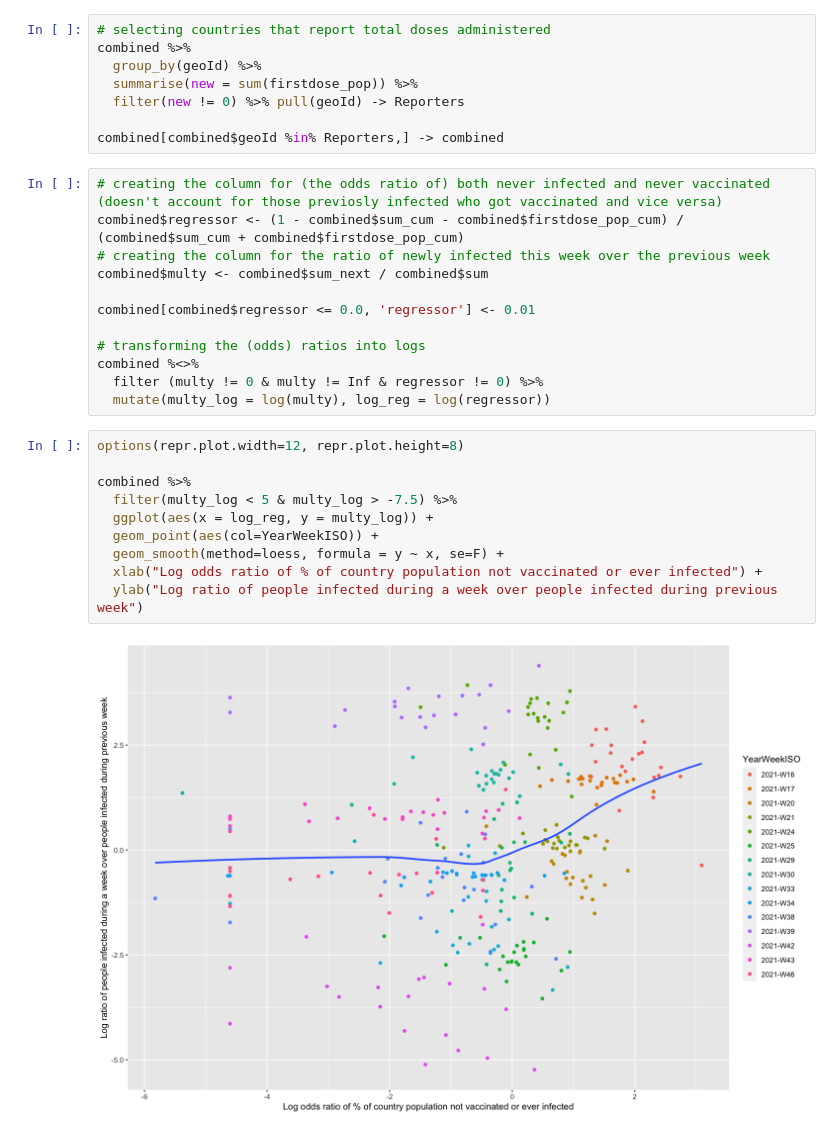
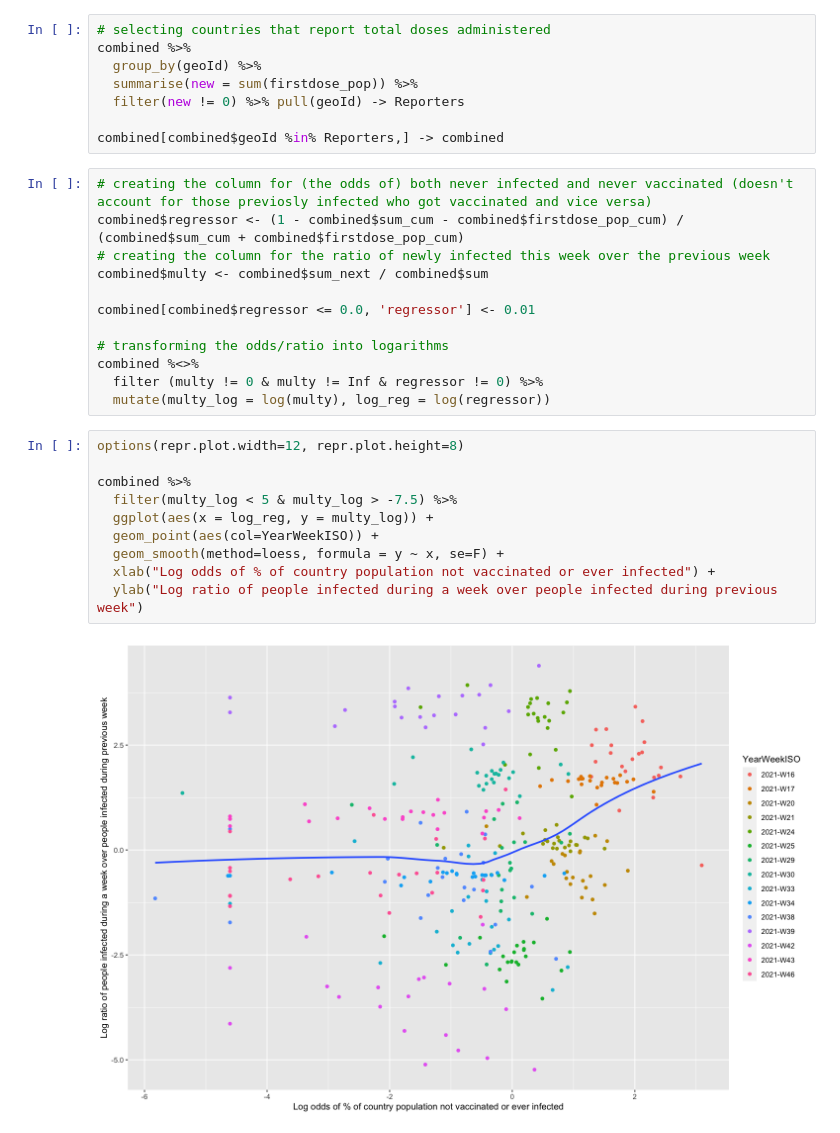
Before and after one commit to yuryatin/eu_covid_herd_immunity, a Jupyter notebook: eu_covid_herd_immunity.ipynb, the cells around one changed output. Cells and saved outputs as stored; diff of their text form.

```diff
--- a/eu_covid_herd_immunity.ipynb
+++ b/eu_covid_herd_immunity.ipynb
@@ -83,26 +83,26 @@ combined %>%
 
 combined[combined$geoId %in% Reporters,] -> combined
 # %%
-# creating the column for (the odds ratio of) both never infected and never vaccinated (doesn't account for those previosly infected who got vaccinated and vice versa)
+# creating the column for (the odds of) both never infected and never vaccinated (doesn't account for those previosly infected who got vaccinated and vice versa)
 combined$regressor <- (1 - combined$sum_cum - combined$firstdose_pop_cum) / (combined$sum_cum + combined$firstdose_pop_cum)
 # creating the column for the ratio of newly infected this week over the previous week
 combined$multy <- combined$sum_next / combined$sum
 
 combined[combined$regressor <= 0.0, 'regressor'] <- 0.01
 
-# transforming the (odds) ratios into logs
+# transforming the odds/ratio into logarithms
 combined %<>%
   filter (multy != 0 & multy != Inf & regressor != 0) %>%
   mutate(multy_log = log(multy), log_reg = log(regressor))
 # %%
 options(repr.plot.width=12, repr.plot.height=8)
 
 combined %>%
   filter(multy_log < 5 & multy_log > -7.5) %>%
   ggplot(aes(x = log_reg, y = multy_log)) +
   geom_point(aes(col=YearWeekISO)) +
   geom_smooth(method=loess, formula = y ~ x, se=F) +
-  xlab("Log odds ratio of % of country population not vaccinated or ever infected") +
+  xlab("Log odds of % of country population not vaccinated or ever infected") +
   ylab("Log ratio of people infected during a week over people infected during previous week")
 # %% [output]
-[figure, old version]
+[figure, new version]
```
